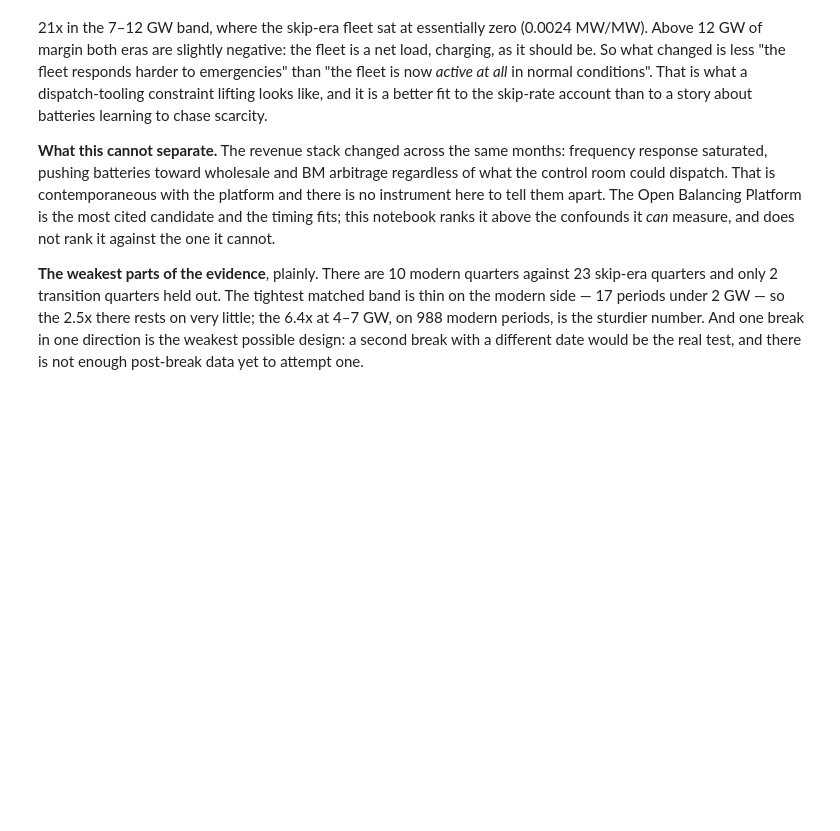
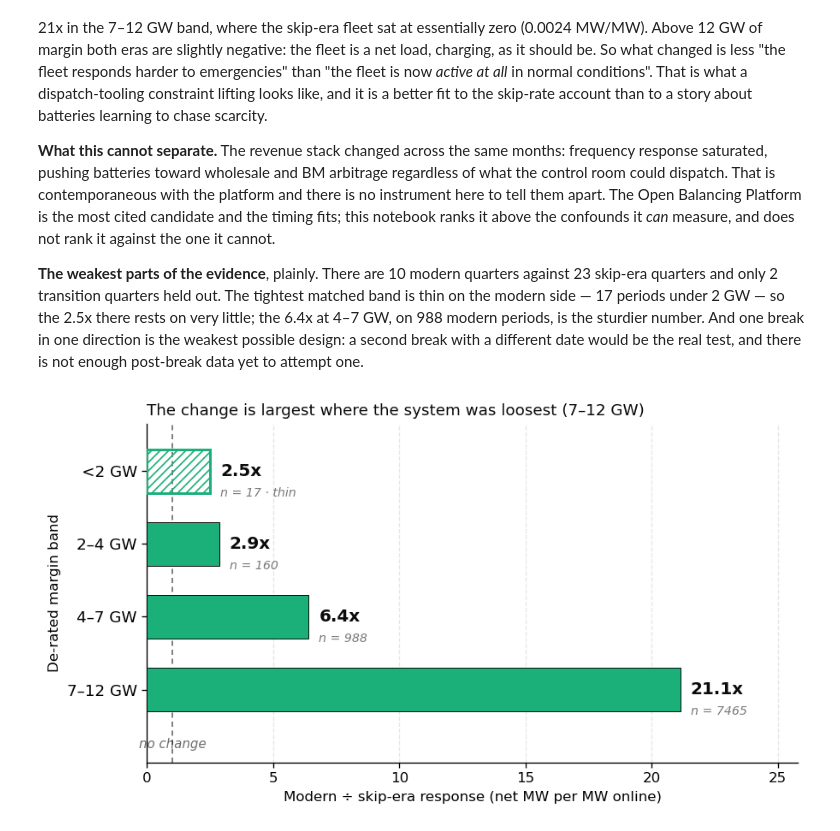
Before and after one commit to shaw029/power-trading, a Jupyter notebook: notebooks/07_regime_shift.ipynb, the cells around one changed output. Drawn from its saved outputs; the diff is of its cells as text; code cells hidden in the pictures; blank space fills up the shorter version.

```diff
--- a/notebooks/07_regime_shift.ipynb
+++ b/notebooks/07_regime_shift.ipynb
@@ -511,3 +511,58 @@ on the modern side — 17 periods under 2 GW — so the 2.5x there rests on very
 6.4x at 4–7 GW, on 988 modern periods, is the sturdier number. And one break in one direction
 is the weakest possible design: a second break with a different date would be the real test,
 and there is not enough post-break data yet to attempt one.
+# %%
+# Figure 2 — where the rule change actually fired.
+#
+# Read entirely from `by_band` above: nothing here is typed in. The >12 GW band
+# is dropped on purpose — both eras are net *charging* there, so a ratio of two
+# negative numbers is not a change in response and would read as one.
+plot_bands = by_band.drop(index=[b for b in by_band.index if b.startswith(">")])
+plot_bands = plot_bands.iloc[::-1]          # tightest at the top
+
+# A band whose modern sample is this thin cannot carry a solid bar. The board's
+# own convention: hollow and hatched means "exhibit, not statistic".
+THIN_N = 50
+
+fig, ax = plt.subplots(figsize=(7.6, 4.2))
+y = np.arange(len(plot_bands), dtype=float)
+
+for yi, (band, row) in zip(y, plot_bands.iterrows()):
+    thin = row["size_modern"] < THIN_N
+    if thin:
+        ax.barh(yi, row["ratio"], height=0.60, facecolor="none",
+                edgecolor=C["modern"], linewidth=1.8, hatch="////", zorder=3)
+    else:
+        ax.barh(yi, row["ratio"], height=0.60, color=C["modern"],
+                edgecolor=C["ink"], linewidth=0.6, zorder=3)
+    # Ratio and sample size as one string: two separately-placed labels ran the
+    # longest bar's n off the right edge.
+    ax.text(row["ratio"] + 0.4, yi,
+            f"{row['ratio']:.1f}x", va="center", ha="left",
+            fontsize=12, fontweight="bold", color=C["ink"], zorder=4)
+    ax.text(row["ratio"] + 0.4, yi - 0.30,
+            f"n = {int(row['size_modern'])}" + (" · thin" if thin else ""),
+            va="center", ha="left", fontsize=8.5, style="italic",
+            color=C["ink"], alpha=0.55, zorder=4)
+
+# Unity is where "no change" sits, and it belongs on the axis rather than in a
+# caption a reader may not reach.
+ax.axvline(1.0, color=C["ink"], lw=0.9, ls=(0, (4, 3)), alpha=0.7, zorder=2)
+# Below the bars, not above: at the top it collided with the title.
+ax.text(1.0, -0.75, "no change", fontsize=9, style="italic",
+        color=C["ink"], alpha=0.6, ha="center", va="center")
+
+ax.set_ylim(-1.0, len(plot_bands) - 0.35)
+ax.set_yticks(y, plot_bands.index, fontsize=11)
+ax.set_ylabel("De-rated margin band", fontsize=10)
+ax.set_xlabel("Modern ÷ skip-era response (net MW per MW online)", fontsize=10)
+ax.set_xlim(0, float(plot_bands["ratio"].max()) * 1.22)
+ax.grid(axis="y", visible=False)
+_loose = plot_bands["ratio"].idxmax()
+ax.set_title(f"The change is largest where the system was loosest ({_loose})",
+             fontsize=11, loc="left", color=C["ink"])
+plt.tight_layout()
+save_poster_fig(fig, "nb07_fig2_regime_by_band")
+plt.show()
+# %% [output]
+[figure, added]
```
Also changed, not shown: parts of 1 cell of this notebook, 2 other files.
